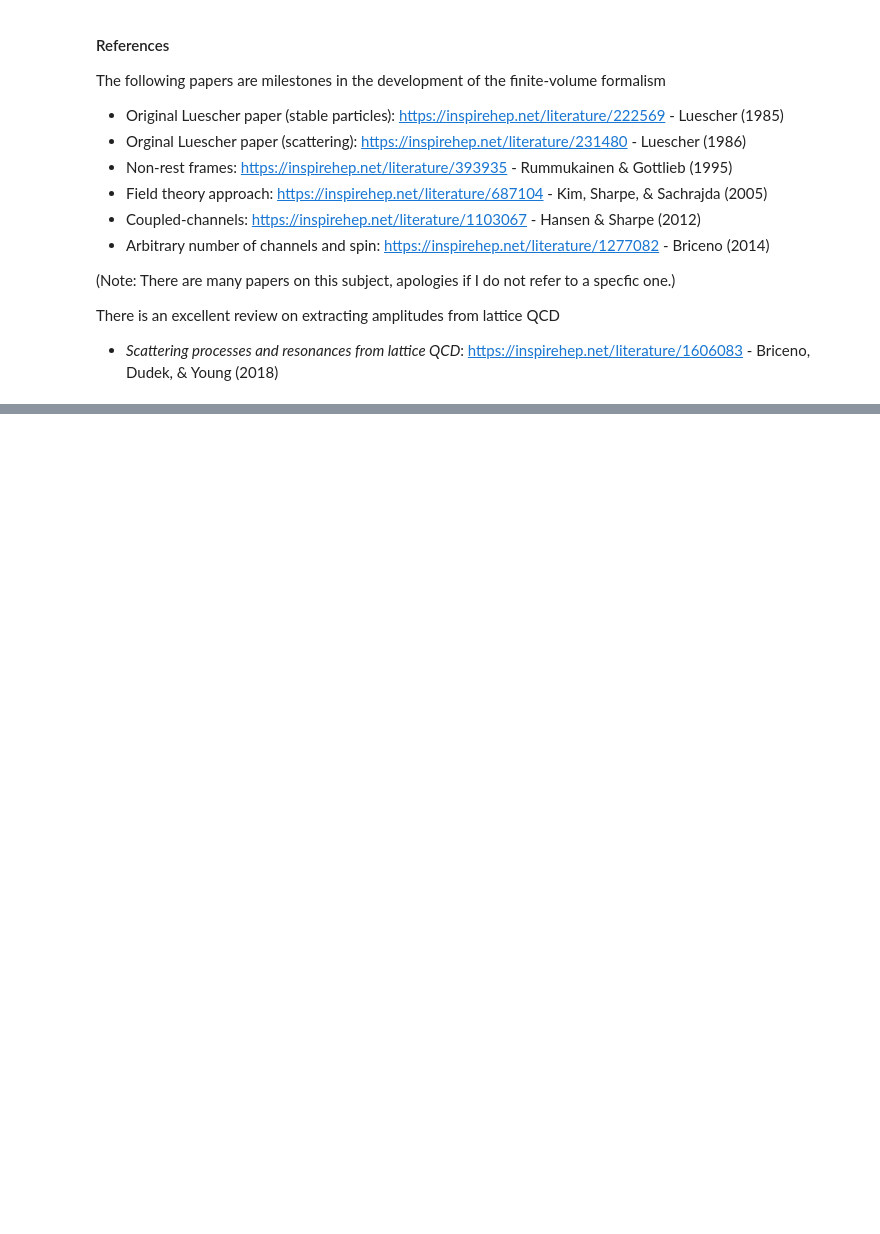
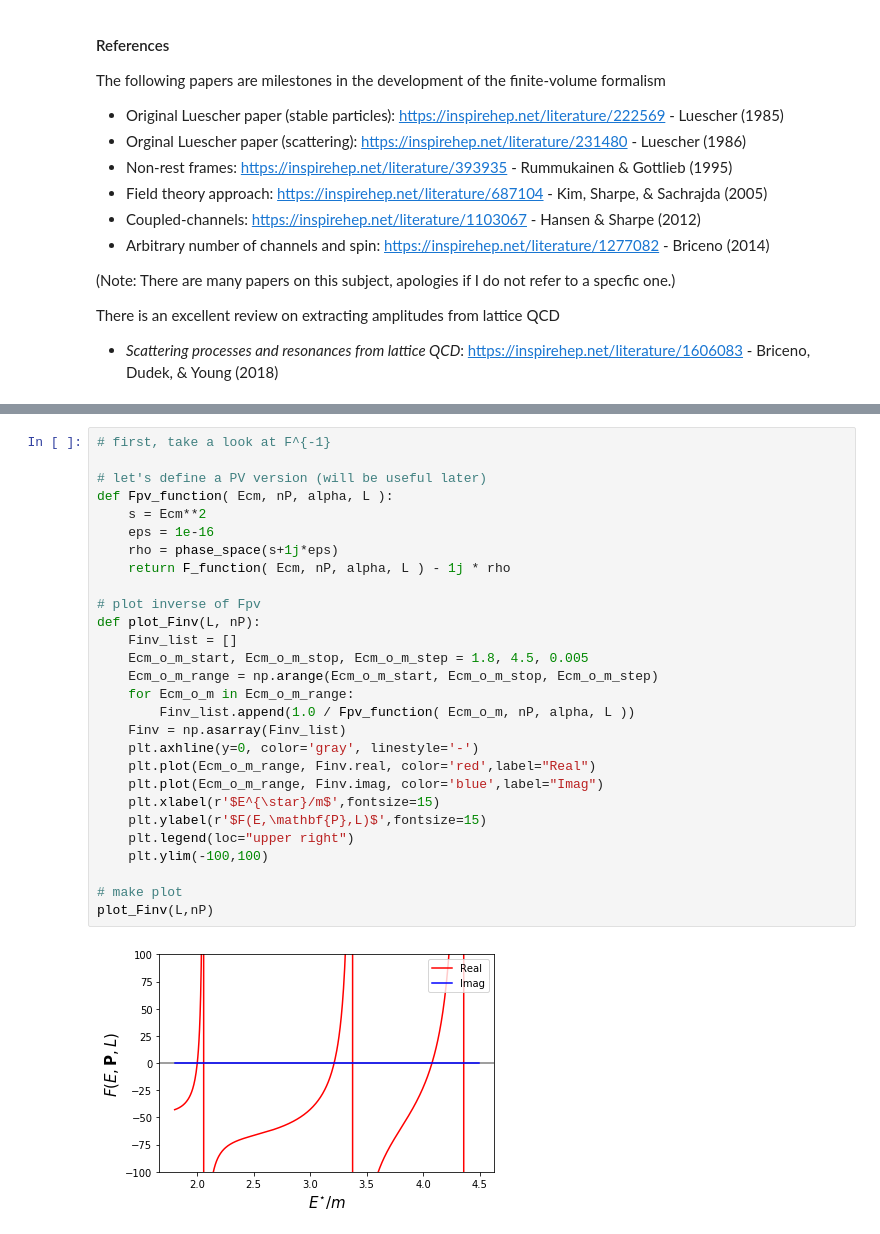
Before and after one commit to ajackura/LatticeSummerSchool2021-ScatteringExercises, a Jupyter notebook: Notebooks-final/hadspec_ex2_luescher.ipynb, the cells around one changed output, grey strips where cells are left out. Cells and saved outputs as stored; diff of their text form; blank space fills up the shorter version.

```diff
--- a/Notebooks-final/hadspec_ex2_luescher.ipynb
+++ b/Notebooks-final/hadspec_ex2_luescher.ipynb
@@ -207,0 +367,30 @@ for xe, ye in zip(mL, Ecm):
+# %%
+# first, take a look at F^{-1}
+
+# let's define a PV version (will be useful later)
+def Fpv_function( Ecm, nP, alpha, L ):
+    s = Ecm**2
+    eps = 1e-16
+    rho = phase_space(s+1j*eps)
+    return F_function( Ecm, nP, alpha, L ) - 1j * rho
+
+# plot inverse of Fpv
+def plot_Finv(L, nP):
+    Finv_list = []
+    Ecm_o_m_start, Ecm_o_m_stop, Ecm_o_m_step = 1.8, 4.5, 0.005
+    Ecm_o_m_range = np.arange(Ecm_o_m_start, Ecm_o_m_stop, Ecm_o_m_step)
+    for Ecm_o_m in Ecm_o_m_range:
+        Finv_list.append(1.0 / Fpv_function( Ecm_o_m, nP, alpha, L ))
+    Finv = np.asarray(Finv_list)
+    plt.axhline(y=0, color='gray', linestyle='-')
+    plt.plot(Ecm_o_m_range, Finv.real, color='red',label="Real")
+    plt.plot(Ecm_o_m_range, Finv.imag, color='blue',label="Imag")
+    plt.xlabel(r'$E^{\star}/m$',fontsize=15)
+    plt.ylabel(r'$F(E,\mathbf{P},L)$',fontsize=15)
+    plt.legend(loc="upper right")
+    plt.ylim(-100,100)
+
+# make plot
+plot_Finv(L,nP)
+# %% [output]
+[figure, added]
```
Also changed, not shown: parts of 11 cells of this notebook.
